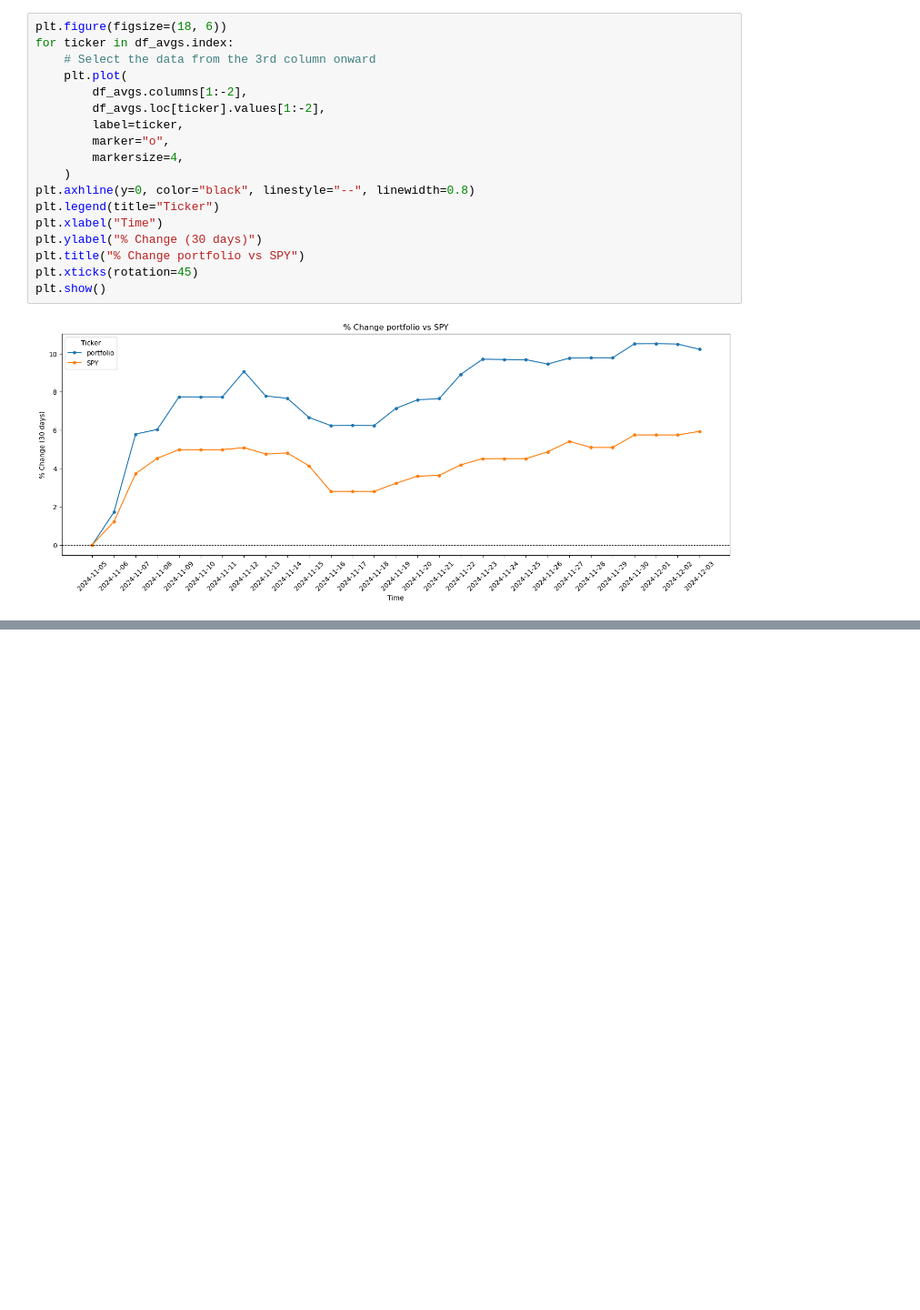
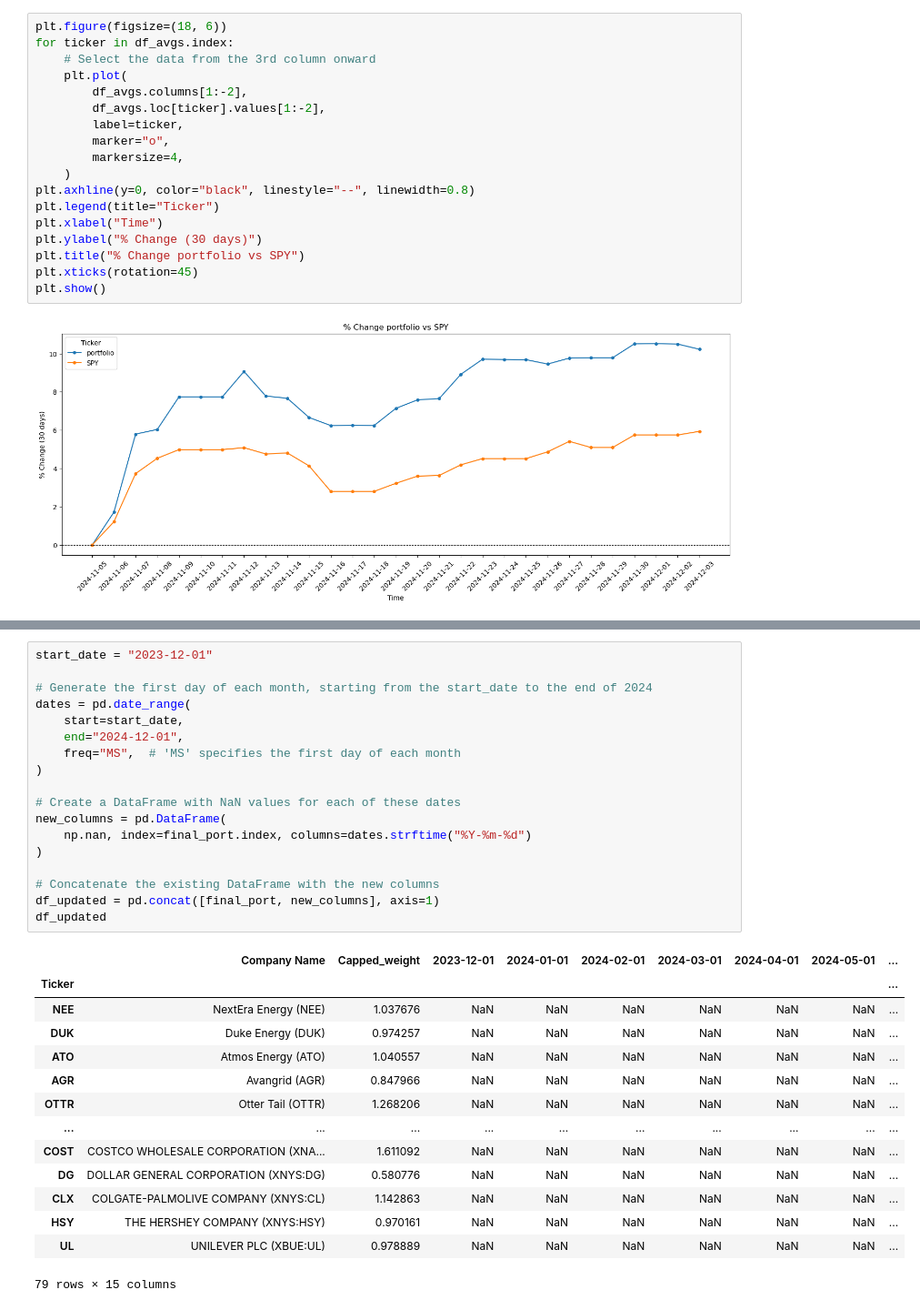
Before and after one commit to visheshgupta19/IDS_789_Final_Project, a Jupyter notebook: algo_update.ipynb, the cells around one changed output, grey strips where cells are left out. Shown at 91% size. Cells and saved outputs as stored; diff of their text form; blank space fills up the shorter version.

```diff
--- a/algo_update.ipynb
+++ b/algo_update.ipynb
@@ -676,0 +697,33 @@ plt.show()
+# %%
+start_date = "2023-12-01"
+
+# Generate the first day of each month, starting from the start_date to the end of 2024
+dates = pd.date_range(
+    start=start_date,
+    end="2024-12-01",
+    freq="MS",  # 'MS' specifies the first day of each month
+)
+
+# Create a DataFrame with NaN values for each of these dates
+new_columns = pd.DataFrame(
+    np.nan, index=final_port.index, columns=dates.strftime("%Y-%m-%d")
+)
+
+# Concatenate the existing DataFrame with the new columns
+df_updated = pd.concat([final_port, new_columns], axis=1)
+df_updated
+# %% [output]
+|  | Company Name | Capped_weight | 2023-12-01 | 2024-01-01 | 2024-02-01 | 2024-03-01 | 2024-04-01 | 2024-05-01 | ... |
+| Ticker |  |  |  |  |  |  |  |  | ... |
+| NEE | NextEra Energy (NEE) | 1.037676 | NaN | NaN | NaN | NaN | NaN | NaN | ... |
+| DUK | Duke Energy (DUK) | 0.974257 | NaN | NaN | NaN | NaN | NaN | NaN | ... |
+| ATO | Atmos Energy (ATO) | 1.040557 | NaN | NaN | NaN | NaN | NaN | NaN | ... |
+| AGR | Avangrid (AGR) | 0.847966 | NaN | NaN | NaN | NaN | NaN | NaN | ... |
+| OTTR | Otter Tail (OTTR) | 1.268206 | NaN | NaN | NaN | NaN | NaN | NaN | ... |
+| ... | ... | ... | ... | ... | ... | ... | ... | ... | ... |
+| COST | COSTCO WHOLESALE CORPORATION (XNA... | 1.611092 | NaN | NaN | NaN | NaN | NaN | NaN | ... |
+| DG | DOLLAR GENERAL CORPORATION (XNYS:DG) | 0.580776 | NaN | NaN | NaN | NaN | NaN | NaN | ... |
+| CLX | COLGATE-PALMOLIVE COMPANY (XNYS:CL) | 1.142863 | NaN | NaN | NaN | NaN | NaN | NaN | ... |
+| HSY | THE HERSHEY COMPANY (XNYS:HSY) | 0.970161 | NaN | NaN | NaN | NaN | NaN | NaN | ... |
+| UL | UNILEVER PLC (XBUE:UL) | 0.978889 | NaN | NaN | NaN | NaN | NaN | NaN | ... |
+79 rows × 15 columns
```
Also changed, not shown: parts of 9 cells of this notebook.
